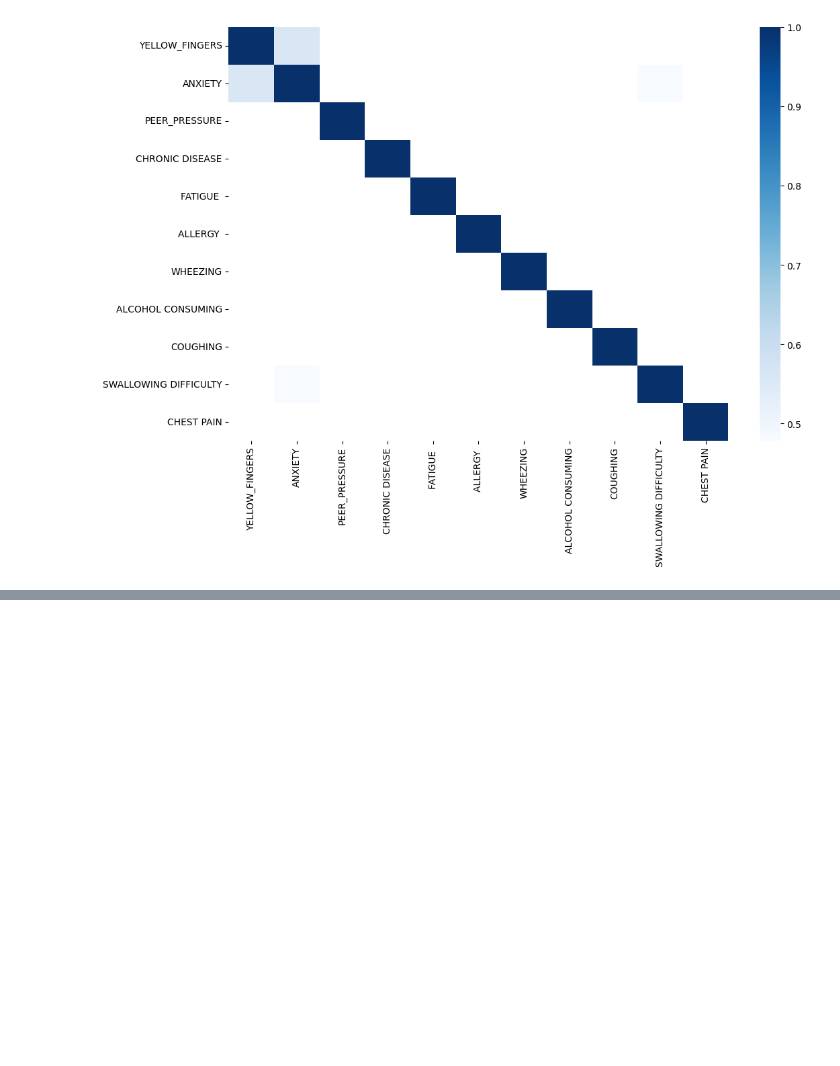
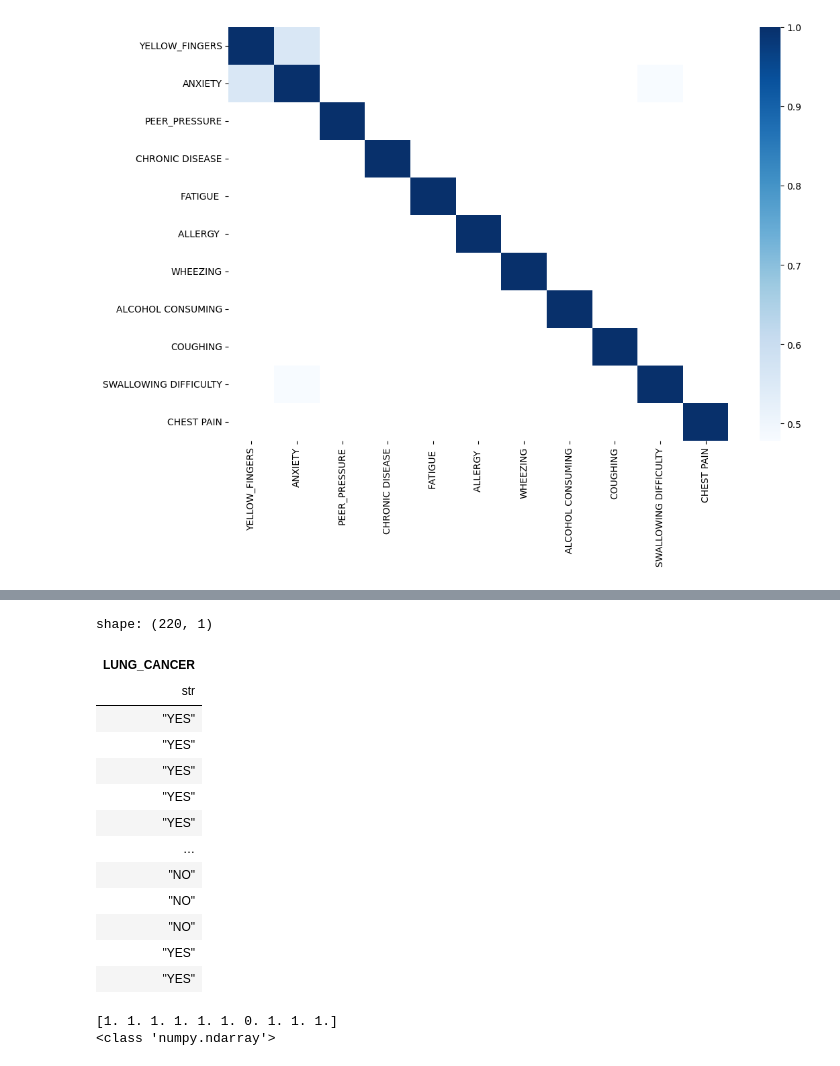
Before and after one commit to the-madhankumar/LungCancer, a Jupyter notebook: Code/main.ipynb, the cells around one changed output, grey strips where cells are left out. Drawn from its saved outputs; the diff is of its cells as text; code cells hidden in the pictures; blank space fills up the shorter version.

```diff
--- a/Code/main.ipynb
+++ b/Code/main.ipynb
@@ -253,3 +269,37 @@ Gradient Boosting: 0.91
+# %%
+y_train
+# %% [output]
+shape: (220, 1)
+| LUNG_CANCER |
+| str |
+| "YES" |
+| "YES" |
+| "YES" |
+| "YES" |
+| "YES" |
+| … |
+| "NO" |
+| "NO" |
+| "NO" |
+| "YES" |
+| "YES" |
+# %%
+import numpy as np
+
+# ✅ Convert y_train and y_test from "YES"/"NO" to 1/0
+y_train = np.where(y_train == "YES", 1, 0).astype(np.float32)
+y_test = np.where(y_test == "YES", 1, 0).astype(np.float32)
+
+# ✅ Ensure it's a NumPy array
+y_train = np.array(y_train).flatten()
+y_test = np.array(y_test).flatten()
+
+# ✅ Check the new format
+print(y_train[:10])  # Expected output: [1 1 1 1 0 ...]
+print(type(y_train))  # Expected output: <class 'numpy.ndarray'>
+# %% [output]
+[1. 1. 1. 1. 1. 1. 0. 1. 1. 1.]
+<class 'numpy.ndarray'>
 # %%
 import tensorflow as tf
 from tensorflow.keras.models import Sequential
```
Also changed, not shown: parts of 13 cells of this notebook.
